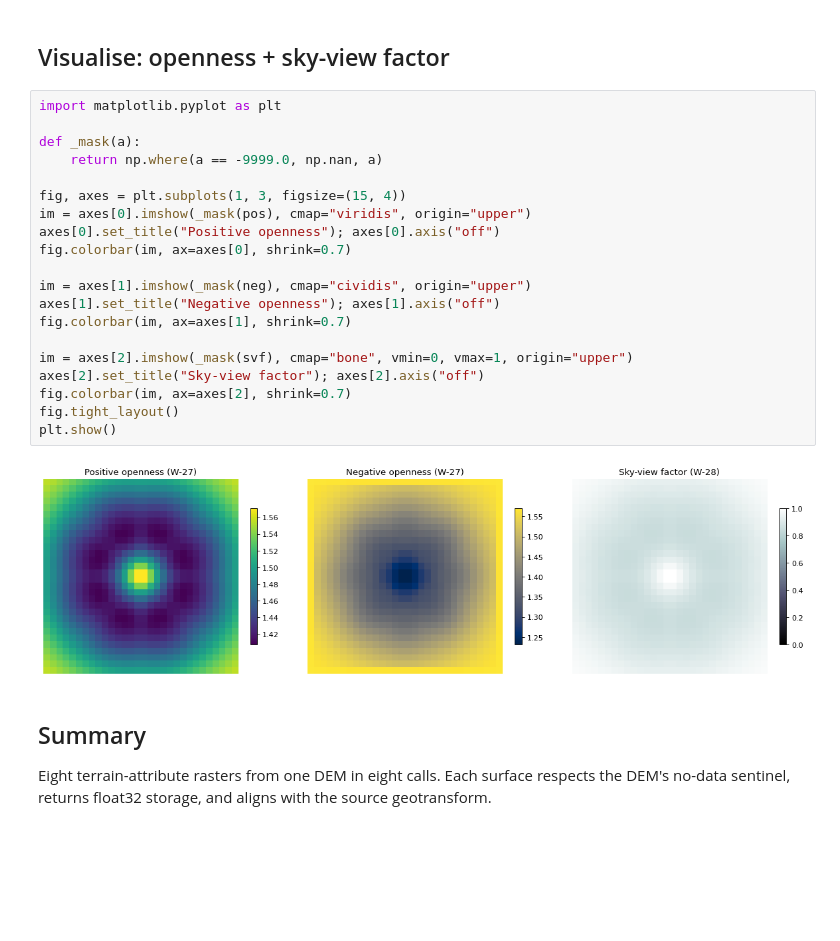
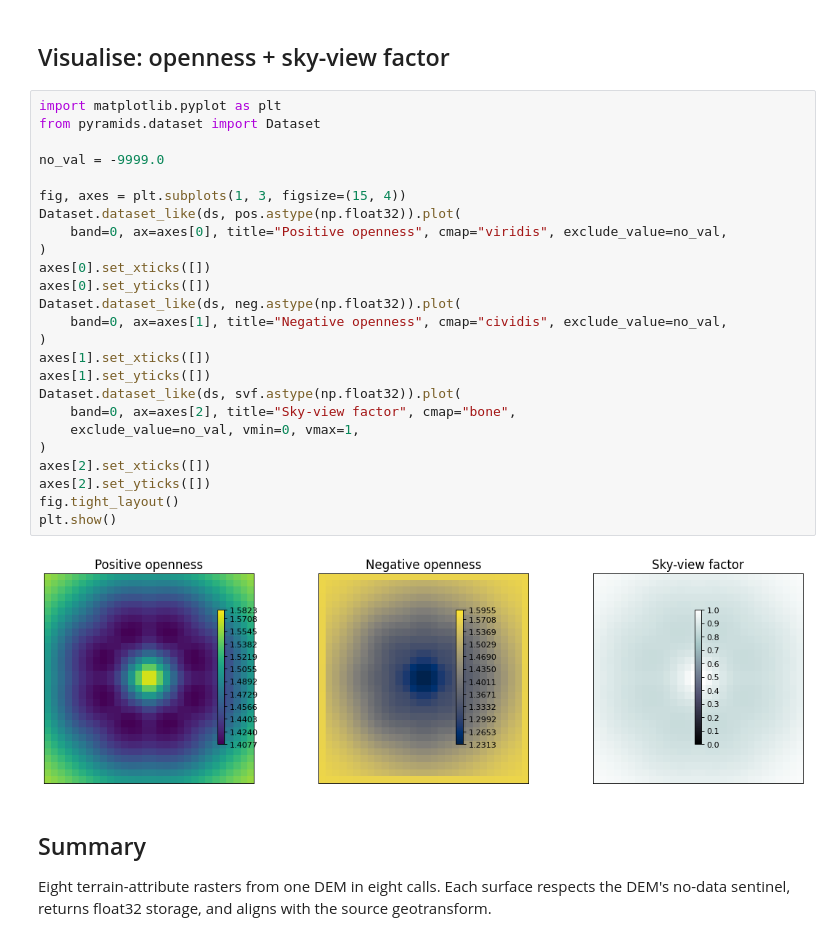
Before and after one commit to serapeum-org/digital-rivers, a Jupyter notebook: docs/examples/03_terrain_indices.ipynb, the cells around one changed output. Cells and saved outputs as stored; diff of their text form; blank space fills up the shorter version.

```diff
--- a/docs/examples/03_terrain_indices.ipynb
+++ b/docs/examples/03_terrain_indices.ipynb
@@ -240,26 +268,31 @@ SVF at corner:    0.9840
 ## Visualise: openness + sky-view factor
 # %%
 import matplotlib.pyplot as plt
+from pyramids.dataset import Dataset
 
-def _mask(a):
-    return np.where(a == -9999.0, np.nan, a)
+no_val = -9999.0
 
 fig, axes = plt.subplots(1, 3, figsize=(15, 4))
-im = axes[0].imshow(_mask(pos), cmap="viridis", origin="upper")
-axes[0].set_title("Positive openness"); axes[0].axis("off")
-fig.colorbar(im, ax=axes[0], shrink=0.7)
-
-im = axes[1].imshow(_mask(neg), cmap="cividis", origin="upper")
-axes[1].set_title("Negative openness"); axes[1].axis("off")
-fig.colorbar(im, ax=axes[1], shrink=0.7)
-
-im = axes[2].imshow(_mask(svf), cmap="bone", vmin=0, vmax=1, origin="upper")
-axes[2].set_title("Sky-view factor"); axes[2].axis("off")
-fig.colorbar(im, ax=axes[2], shrink=0.7)
+Dataset.dataset_like(ds, pos.astype(np.float32)).plot(
+    band=0, ax=axes[0], title="Positive openness", cmap="viridis", exclude_value=no_val,
+)
+axes[0].set_xticks([])
+axes[0].set_yticks([])
+Dataset.dataset_like(ds, neg.astype(np.float32)).plot(
+    band=0, ax=axes[1], title="Negative openness", cmap="cividis", exclude_value=no_val,
+)
+axes[1].set_xticks([])
+axes[1].set_yticks([])
+Dataset.dataset_like(ds, svf.astype(np.float32)).plot(
+    band=0, ax=axes[2], title="Sky-view factor", cmap="bone",
+    exclude_value=no_val, vmin=0, vmax=1,
+)
+axes[2].set_xticks([])
+axes[2].set_yticks([])
 fig.tight_layout()
 plt.show()
 # %% [output]
-[figure, old version]
+[figure, new version]
 # %% [markdown]
 ## Summary
 
```
Also changed, not shown: parts of 4 cells of this notebook, 23 other files.
